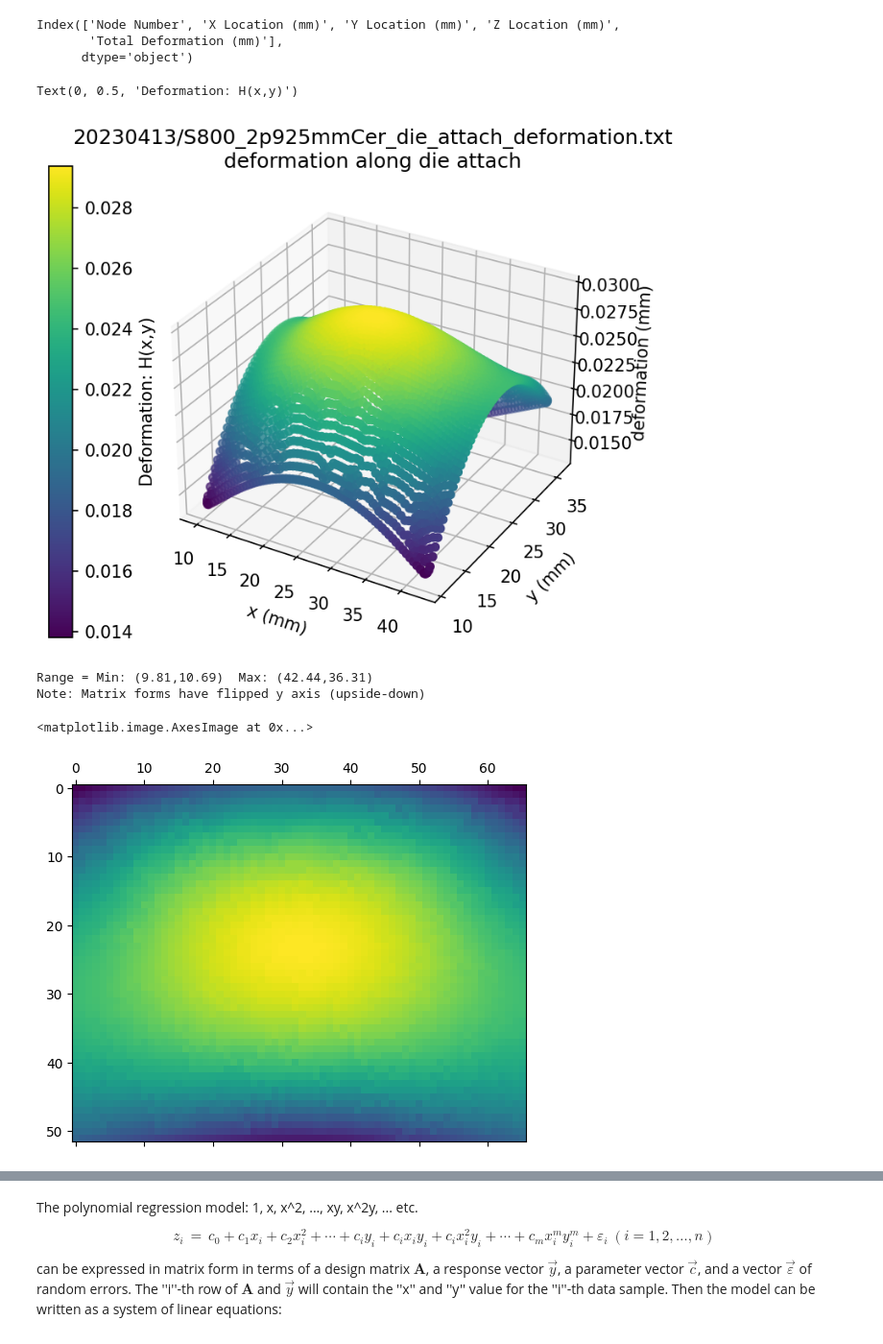
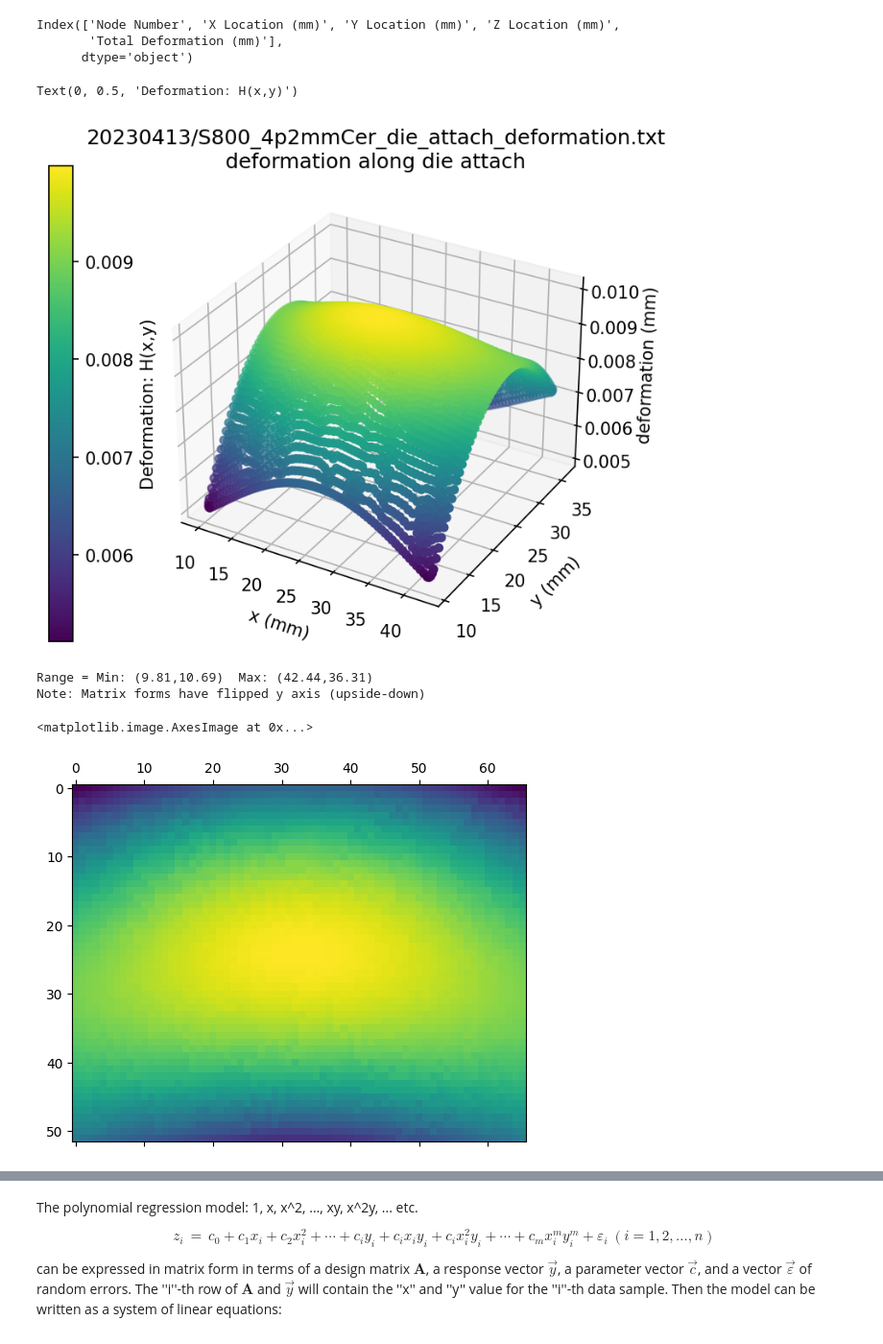
Before and after one commit to phcreery/surface_curvature, a Jupyter notebook: surf_curvature.ipynb, the cells around one changed output, grey strips where cells are left out. Shown at 96% size. Drawn from its saved outputs; the diff is of its cells as text; code cells hidden in the pictures.

```diff
--- a/surf_curvature.ipynb
+++ b/surf_curvature.ipynb
@@ -17,47 +17,47 @@ folder = "20230413"
 # filename = f"{folder}/S600_2p925mmCer_die_attach_deformation.txt"
 # filename = f"{folder}/S600_3p785mmCer_die_attach_deformation.txt"
 # filename = f"{folder}/S800_2p925mmCer_die_attach_deformation.txt"
-filename = f"{folder}/S800_3p2mmCer_die_attach_deformation.txt"
+# filename = f"{folder}/S800_3p2mmCer_die_attach_deformation.txt"
 # filename = f"{folder}/S800_3p5mmCer_die_attach_deformation.txt"
 # filename = f"{folder}/S800_3p785mmCer_die_attach_deformation.txt"
 # filename = f"{folder}/S800_3p8mmCer_die_attach_deformation.txt"
 # filename = f"{folder}/S800_3p9mmCer_die_attach_deformation.txt"
 # filename = f"{folder}/S800_4p0mmCer_die_attach_deformation.txt"
 # filename = f"{folder}/S800_4p1mmCer_die_attach_deformation.txt"
-# filename = f"{folder}/S800_4p2mmCer_die_attach_deformation.txt"
+filename = f"{folder}/S800_4p2mmCer_die_attach_deformation.txt"
 
 C_NODE = "Node Number"
 C_X = "X Location (mm)"
 C_Y = "Y Location (mm)"
 C_Z = "Z Location (mm)"
 C_DEF = "Total Deformation (mm)"
 
 df = pd.read_csv(filename, sep="\t")
 cols = df.columns
 print(cols)
 df
 
 fig = plt.figure(dpi=150)
 ax = fig.add_subplot(projection='3d')
 # ax = plt.axes(projection='3d')
 pcm = ax.scatter(df[C_X], df[C_Y], df[C_DEF], c=df[C_DEF], cmap='viridis')
 
 ax.ticklabel_format(style='plain', axis='z', scilimits=(0, 0))
 ax.set_title(f'{filename}\ndeformation along die attach')
 ax.set_xlabel("x (mm)")
 ax.set_ylabel("y (mm)")
 ax.set_zlabel('deformation (mm)')
 # ax.view_init(30, -145)
 
 cbaxes = fig.add_axes([0.1, 0.1, 0.03, 0.8])
 fig.colorbar(pcm, cax = cbaxes)
 plt.ylabel("Deformation: H(x,y)")
 # %% [output]
 Index(['Node Number', 'X Location (mm)', 'Y Location (mm)', 'Z Location (mm)',
        'Total Deformation (mm)'],
       dtype='object')
 Text(0, 0.5, 'Deformation: H(x,y)')
-[figure, old version]
+[figure, new version]
 # %%
 # Find bounding box of data
 x_min = df.iloc[0][C_X]
@@ -120,7 +120,7 @@ plt.matshow(Z)
 Range = Min: (9.81,10.69)  Max: (42.44,36.31)
 Note: Matrix forms have flipped y axis (upside-down)
 <matplotlib.image.AxesImage at 0x...>
-[figure, old version]
+[figure, new version]
 # %%
 ## Generated Z test data
 
```
Also changed, not shown: parts of 17 cells of this notebook.
